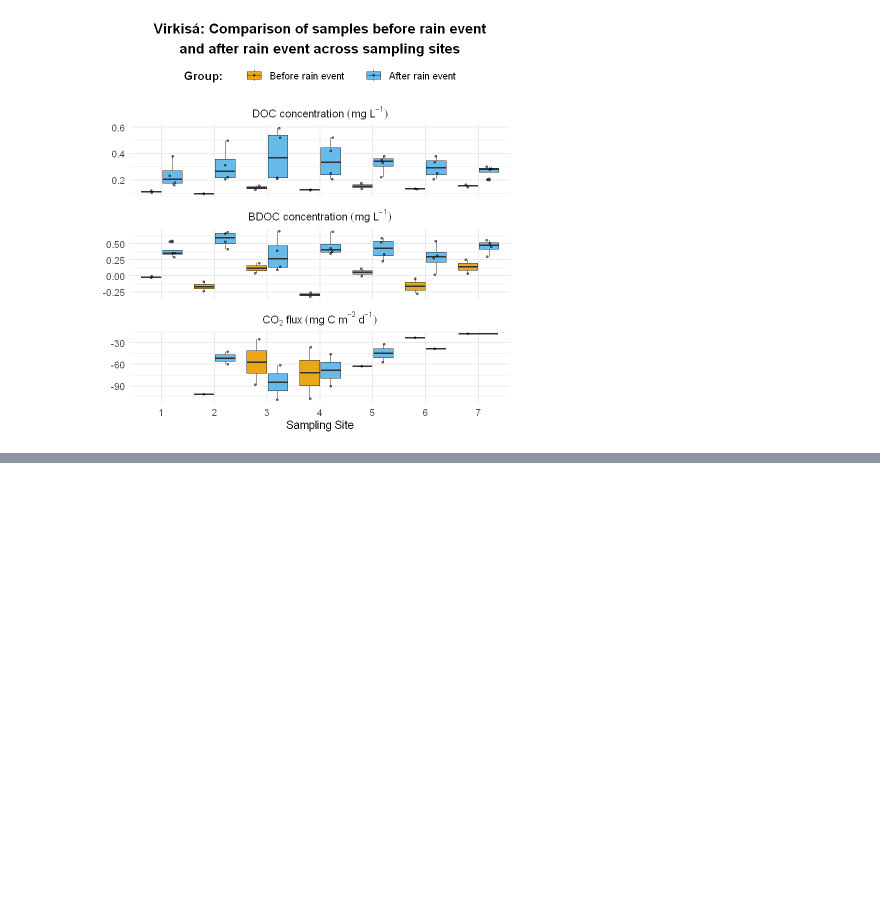
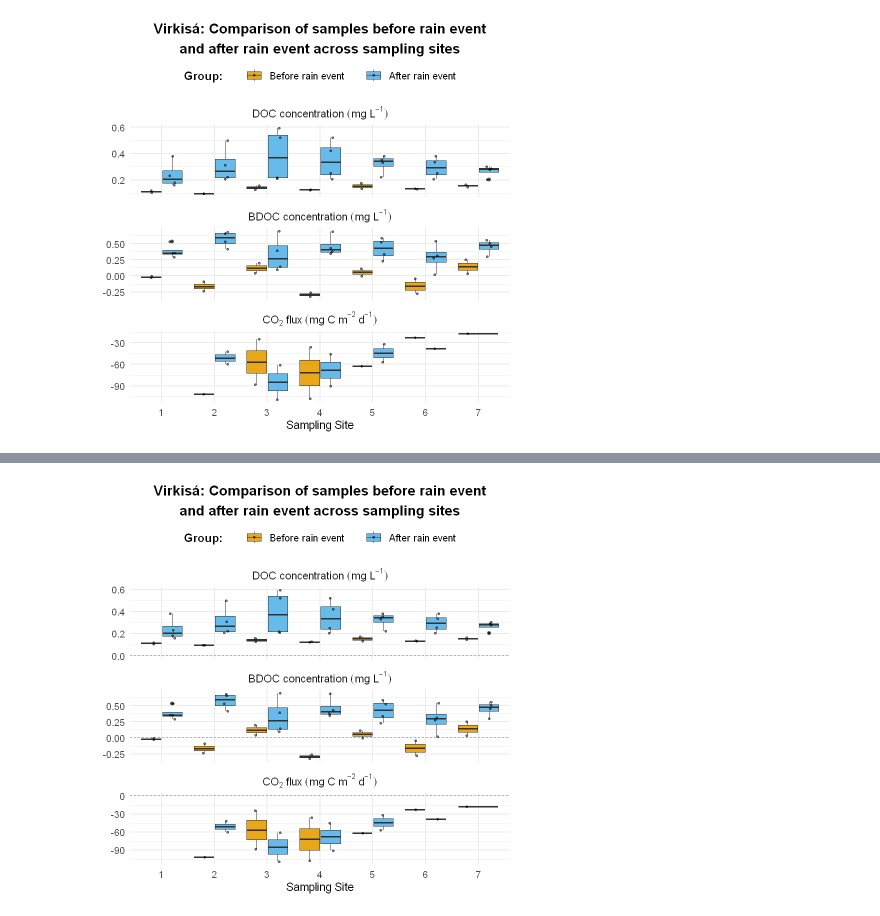
Before and after one commit to kokkaso/MA_supplementary_Data, a Jupyter notebook: notebooks/Statistic/Virkisa_rain/A_Virkisa_Grouping_rain_final.ipynb, the cells around one changed output, grey strips where cells are left out. Saved outputs shown, nothing was run; the diff lists cells and outputs as text; code cells hidden in the pictures; blank space fills up the shorter version.

```diff
--- a/notebooks/Statistic/Virkisa_rain/A_Virkisa_Grouping_rain_final.ipynb
+++ b/notebooks/Statistic/Virkisa_rain/A_Virkisa_Grouping_rain_final.ipynb
@@ -182,3 +182,75 @@ Warning message:
 Warning message:
 "Removed 25 rows containing missing values or values outside the scale range (`geom_point()`)."
 [figure]
+# %%
+library(ggplot2)
+library(dplyr)
+library(tidyr)
+library(readxl)
+
+# Load data
+df <- read_excel("C:/Users/sophia/Dropbox/MASTER/Master_Data_Table/FINAL/MASTER_DATA_short_Grouping.xlsx",
+                 sheet = "FINAL_final_final")
+
+# Farben (deine bisherigen)
+group_colors <- c("Before rain event     " = "#E69F00", "After rain event" = "#56B4E9")
+
+facet_titles <- c(
+  "average_DOC_sample" = "DOC",
+  "BDOC_pct" = "BDOC",
+  "CO2_Flux" = "CO2 flux"
+)
+
+y_labels <- c(
+  "DOC" = "DOC~concentration~(mg~L^{-1})",
+  "BDOC" = "BDOC~concentration~(mg~L^{-1})",
+  "CO2 flux" = "CO[2]~flux~(mg~C~m^{-2}~d^{-1})"
+)
+
+# Data vorbereiten
+df_virkisa <- df %>%
+  filter(river_name == "Virkisa", site_nr != 8, !is.na(group_nr)) %>%
+  pivot_longer(cols = c(average_DOC_sample, CO2_Flux, BDOC_pct),
+               names_to = "Parameter", values_to = "Value") %>%
+  mutate(
+    Value = ifelse(Parameter == "BDOC_pct", Value / 100, Value),
+    Parameter = facet_titles[Parameter],
+    Group = factor(ifelse(group_nr == 1, "Before rain event     ", "After rain event"),
+                   levels = c("Before rain event     ", "After rain event"))
+  )
+
+df_virkisa$Parameter <- factor(df_virkisa$Parameter,
+                               levels = facet_titles)
+
+# Plot
+plot <- ggplot(df_virkisa, aes(x = as.factor(site_nr), y = Value, fill = Group)) +
+  geom_hline(yintercept = 0, linetype = "dashed", color = "grey50", linewidth = 0.3) +  # 👉 Null-Linie
+  geom_boxplot(position = position_dodge(width = 0.8), alpha = 0.9,
+               outlier.size = 2, outlier.shape = 16) +
+  geom_jitter(position = position_jitterdodge(jitter.width = 0.2, dodge.width = 0.8),
+              size = 1.2, alpha = 0.5) +
+  facet_wrap(~Parameter, scales = "free_y", ncol = 1,
+             labeller = as_labeller(y_labels, label_parsed)) +
+  scale_fill_manual(values = group_colors) +
+  labs(
+    title = "Virkisá: Comparison of samples before rain event\nand after rain event across sampling sites",
+    x = "Sampling Site", y = NULL, fill = "Group:     "
+  ) +
+  theme_minimal(base_size = 14) +
+  theme(
+    strip.text = element_text(face = "bold", size = 13),
+    plot.title = element_text(hjust = 0.5, face = "bold", lineheight = 1.2),
+    legend.position = "top",
+    legend.title = element_text(face = "bold"),
+    legend.text = element_text(size = 12),
+    legend.key.width = unit(0.8, "cm"),
+    legend.spacing.x = unit(0.5, "cm")
+  )
+
+# Anzeige
+print(plot)
+
+# Speichern
+ggsave("C:/Users/sophia/Dropbox/MASTER/Master_Data_Table/FINAL/Ergebnisse_Grouping_fluesse/Plot_Virkisa_finallegend.png",
+       plot = plot, width = 15, height = 22, units = "cm", dpi = 300)
+# %% [output]
@@ -184,0 +265 @@ Warning message:
+[figure, added]
```
Also changed, not shown: parts of 1 cell of this notebook.
